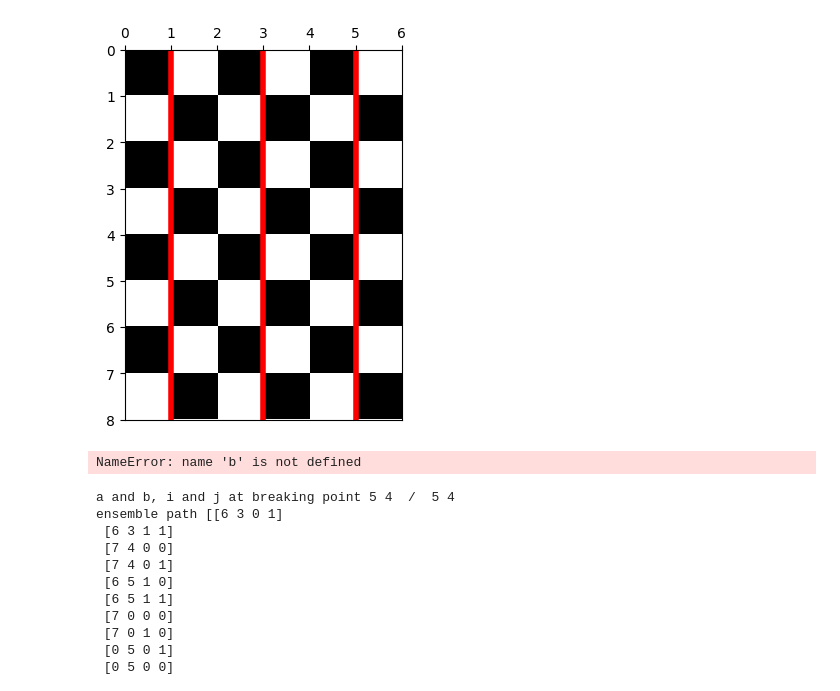
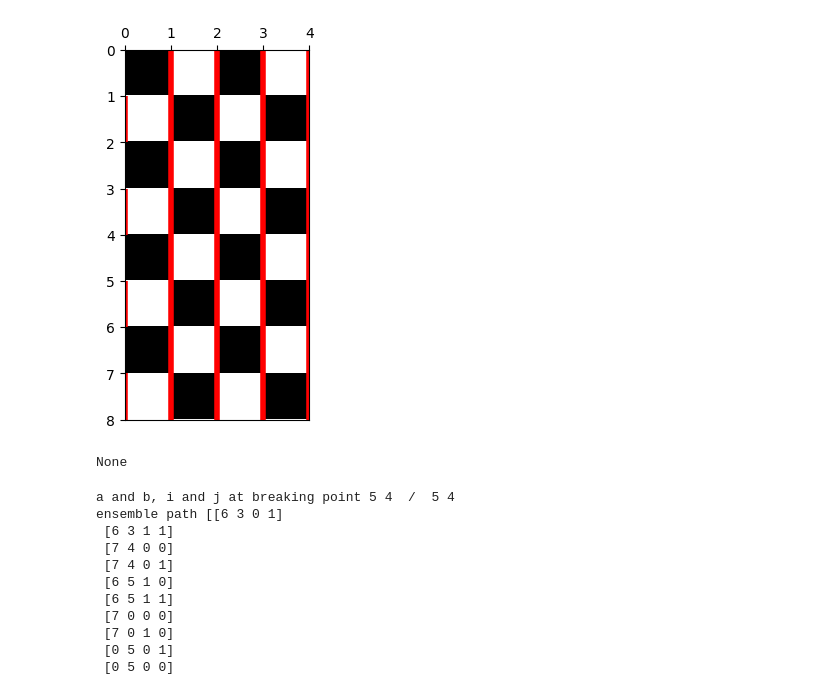
Before and after one commit to SimoneAusilio/qmc-algorithm-spin-system, a Jupyter notebook: Test_loop_update_NOTEBOOK.ipynb, the cells around one changed output. Saved outputs shown, nothing was run; the diff lists cells and outputs as text; code cells hidden in the pictures.

Commit message:
"adding new initial configurations"

```diff
--- a/Test_loop_update_NOTEBOOK.ipynb
+++ b/Test_loop_update_NOTEBOOK.ipynb
@@ -1,18 +1,21 @@
 # %%
 import Projet_Code
 import vertex
 from square import Square
+import configurations_initial_worldsquares as cf
 from importlib import reload
 reload(Projet_Code)
 reload(vertex)
-essai_chessboard = Projet_Code.Chessboard(6,20,4,2,4)
+reload(cf)
+initial1 = cf.spin_up_all(4,8)
+essai_chessboard = Projet_Code.Chessboard(4,20,4,3,1,initial1)
 essai_chessboard._plot_chessboard_image()
 # %% [output]
-[figure, old version]
+[figure, new version]
-# %%
-[(i, j) for i, j in zip(b[0], b[1])]
-# %% [output]
-NameError: name 'b' is not defined
+# %%
+print(initial1)
+# %% [output]
+None
 # %%
 vertex.loop2(essai_chessboard)
 ### WARNING DOESN'T WORK BECAUSE IF THERE ARE LOOPS IN THE LOOP
```
Also changed, not shown: 7 other files.
